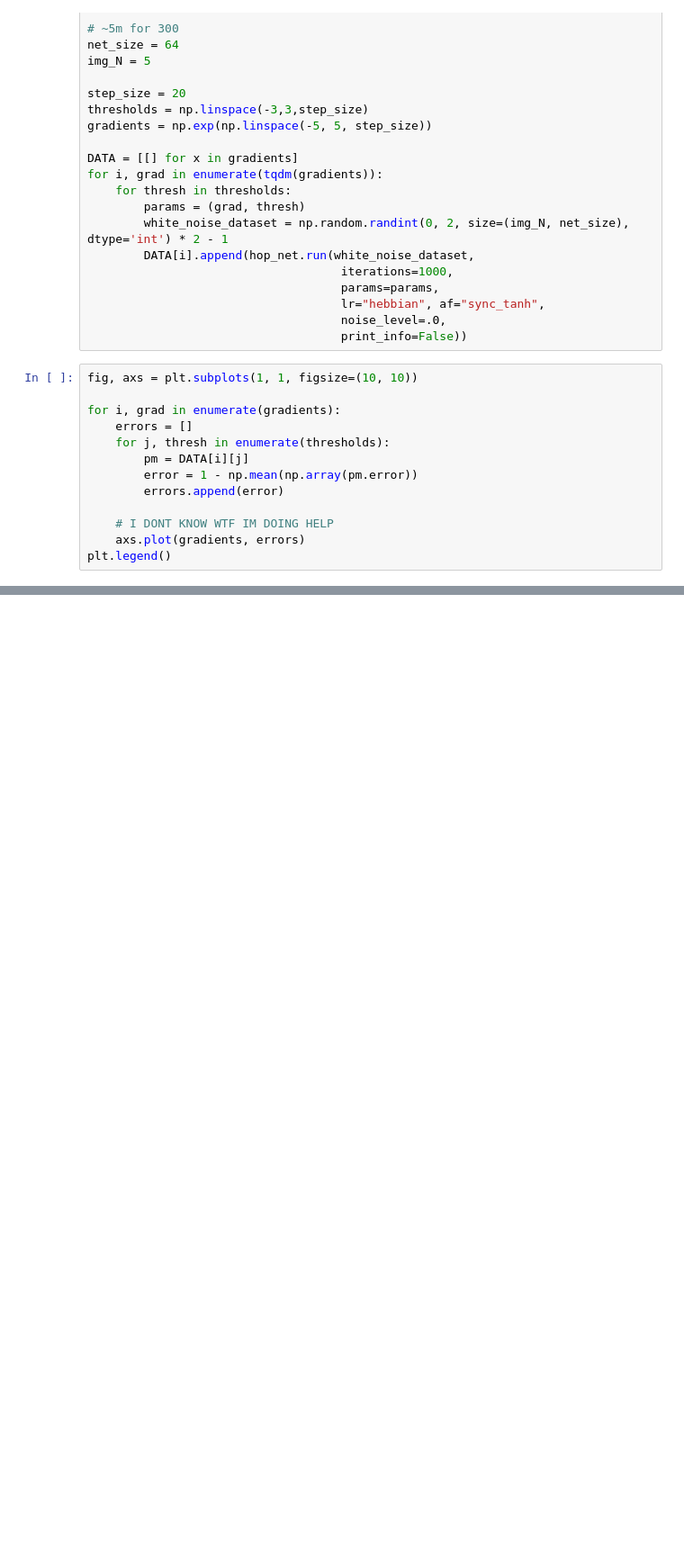
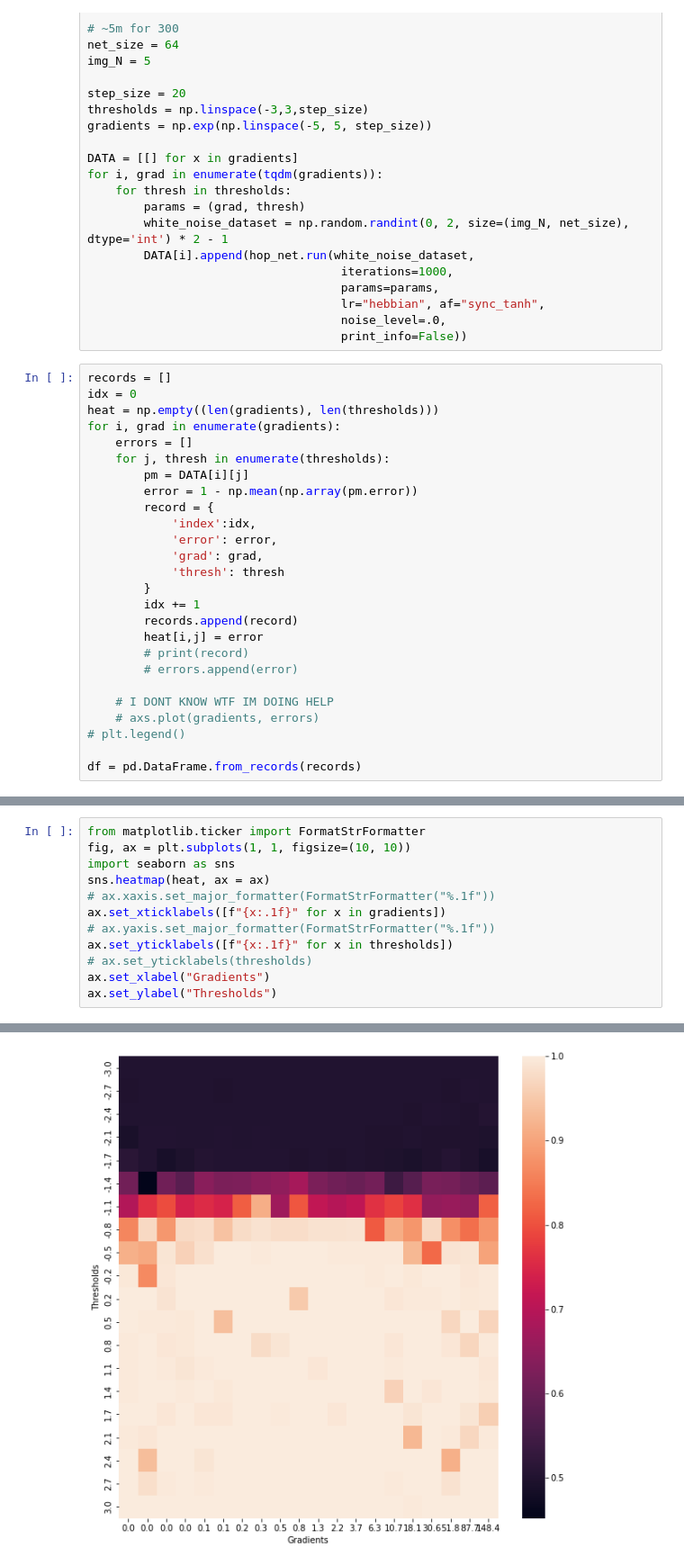
Before and after one commit to doomgutt/NMA-CN-2022-Project--Group-A---Attractor-Networks, a Jupyter notebook: v4 - varying threshold and gradient.ipynb, the cells around one changed output, grey strips where cells are left out. Shown at 90% size. Drawn from its saved outputs; the diff is of its cells as text; blank space fills up the shorter version.

Commit message:
add heatmap

```diff
--- a/v4 - varying threshold and gradient.ipynb
+++ b/v4 - varying threshold and gradient.ipynb
@@ -33,15 +33,28 @@ for i, grad in enumerate(tqdm(gradients)):
                                     noise_level=.0,
                                     print_info=False))
 # %%
-fig, axs = plt.subplots(1, 1, figsize=(10, 10))
-
+records = []
+idx = 0
+heat = np.empty((len(gradients), len(thresholds)))
 for i, grad in enumerate(gradients):
     errors = []
     for j, thresh in enumerate(thresholds):
         pm = DATA[i][j]
         error = 1 - np.mean(np.array(pm.error))
-        errors.append(error)
+        record = {
+            'index':idx,
+            'error': error,
+            'grad': grad,
+            'thresh': thresh
+        }
+        idx += 1
+        records.append(record)
+        heat[i,j] = error
+        # print(record)
+        # errors.append(error)
 
     # I DONT KNOW WTF IM DOING HELP
-    axs.plot(gradients, errors)
-plt.legend()
+    # axs.plot(gradients, errors)
+# plt.legend()
+
+df = pd.DataFrame.from_records(records)
@@ -51,0 +61,13 @@ WARNING:matplotlib.legend:No handles with labels found to put in legend.
+# %%
+from matplotlib.ticker import FormatStrFormatter
+fig, ax = plt.subplots(1, 1, figsize=(10, 10))
+import seaborn as sns
+sns.heatmap(heat, ax = ax)
+# ax.xaxis.set_major_formatter(FormatStrFormatter("%.1f"))
+ax.set_xticklabels([f"{x:.1f}" for x in gradients])
+# ax.yaxis.set_major_formatter(FormatStrFormatter("%.1f"))
+ax.set_yticklabels([f"{x:.1f}" for x in thresholds])
+# ax.set_yticklabels(thresholds)
+ax.set_xlabel("Gradients")
+ax.set_ylabel("Thresholds")
+# %% [output]
@@ -51,0 +75 @@ WARNING:matplotlib.legend:No handles with labels found to put in legend.
+[figure, added]
```
Also changed, not shown: parts of 4 cells of this notebook.
